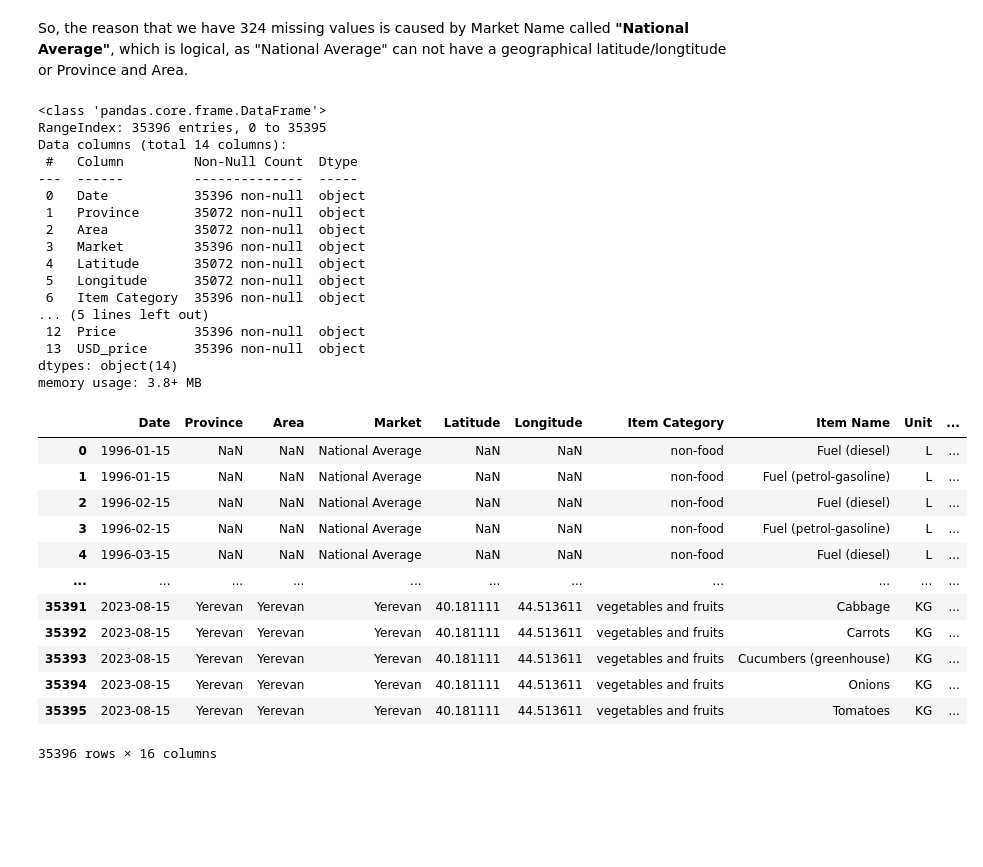
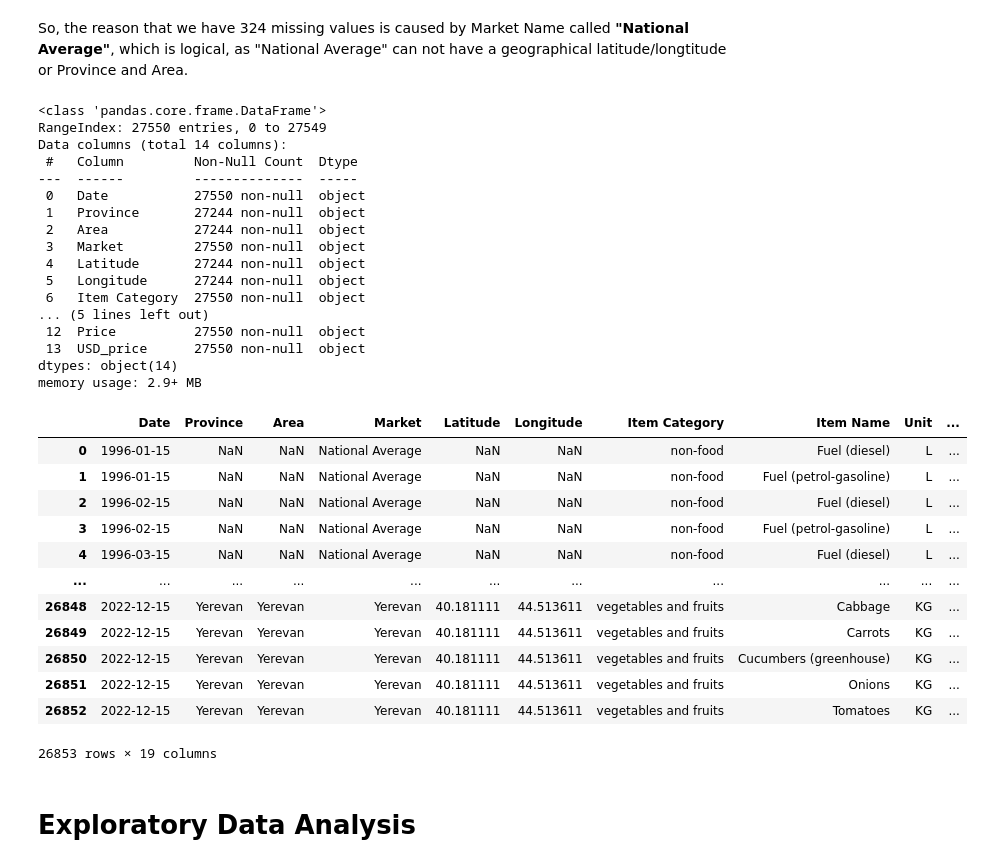
Before and after one commit to TatKhachatryan/Time-Series-Analysis-Project, a Jupyter notebook: ts_analysis_food_prices_arm.ipynb, the cells around one changed output. Saved outputs shown, nothing was run; the diff lists cells and outputs as text; code cells hidden in the pictures; blank space fills up the shorter version.

```diff
--- a/ts_analysis_food_prices_arm.ipynb
+++ b/ts_analysis_food_prices_arm.ipynb
@@ -59,12 +60,14 @@ So the columns' descriptions are:
 # %%
 # dropping the first unnecessary row
 data = data.iloc[1:]
-data = data.reset_index(drop=True)
 
 # changing the column names to more friendly names
 data.columns = ['Date', 'Province', 'Area', 'Market', 'Latitude', 'Longitude',
        'Item Category', 'Item Name', 'Unit', 'Priceflag', 'Pricetype', 'Currency',
        'Price', 'USD_price']
+
+data = data[data['Priceflag']!='forecast']
+data = data.reset_index(drop=True)
 # %% [markdown]
 # Data Processing
 ## Missing Values
@@ -100,22 +103,22 @@ as "National Average" can not have a geographical latitude/longtitude or Provinc
 data.info()
 # %% [output]
 <class 'pandas.core.frame.DataFrame'>
-RangeIndex: 35396 entries, 0 to 35395
+RangeIndex: 27550 entries, 0 to 27549
 Data columns (total 14 columns):
  #   Column         Non-Null Count  Dtype
 ---  ------         --------------  -----
- 0   Date           35396 non-null  object
- 1   Province       35072 non-null  object
- 2   Area           35072 non-null  object
- 3   Market         35396 non-null  object
- 4   Latitude       35072 non-null  object
- 5   Longitude      35072 non-null  object
- 6   Item Category  35396 non-null  object
+ 0   Date           27550 non-null  object
+ 1   Province       27244 non-null  object
+ 2   Area           27244 non-null  object
+ 3   Market         27550 non-null  object
+ 4   Latitude       27244 non-null  object
+ 5   Longitude      27244 non-null  object
+ 6   Item Category  27550 non-null  object
 ... (5 lines left out)
- 12  Price          35396 non-null  object
- 13  USD_price      35396 non-null  object
+ 12  Price          27550 non-null  object
+ 13  USD_price      27550 non-null  object
 dtypes: object(14)
-memory usage: 3.8+ MB
+memory usage: 2.9+ MB
 # %%
 # convert object types to their corresponding types
 data['Date'] = pd.to_datetime(data['Date'])
@@ -127,16 +127,28 @@ data['Quarter'] = pd.PeriodIndex(data['Date'], freq='Q')
-# %%
-data
-# %% [output]
-|  | Date | Province | Area | Market | Latitude | Longitude | Item Category | Item Name | Unit | ... |
-| 0 | 1996-01-15 | NaN | NaN | National Average | NaN | NaN | non-food | Fuel (diesel) | L | ... |
-| 1 | 1996-01-15 | NaN | NaN | National Average | NaN | NaN | non-food | Fuel (petrol-gasoline) | L | ... |
-| 2 | 1996-02-15 | NaN | NaN | National Average | NaN | NaN | non-food | Fuel (diesel) | L | ... |
-| 3 | 1996-02-15 | NaN | NaN | National Average | NaN | NaN | non-food | Fuel (petrol-gasoline) | L | ... |
-| 4 | 1996-03-15 | NaN | NaN | National Average | NaN | NaN | non-food | Fuel (diesel) | L | ... |
-| ... | ... | ... | ... | ... | ... | ... | ... | ... | ... | ... |
-| 35391 | 2023-08-15 | Yerevan | Yerevan | Yerevan | 40.181111 | 44.513611 | vegetables and fruits | Cabbage | KG | ... |
-| 35392 | 2023-08-15 | Yerevan | Yerevan | Yerevan | 40.181111 | 44.513611 | vegetables and fruits | Carrots | KG | ... |
-| 35393 | 2023-08-15 | Yerevan | Yerevan | Yerevan | 40.181111 | 44.513611 | vegetables and fruits | Cucumbers (greenhouse) | KG | ... |
-| 35394 | 2023-08-15 | Yerevan | Yerevan | Yerevan | 40.181111 | 44.513611 | vegetables and fruits | Onions | KG | ... |
-| 35395 | 2023-08-15 | Yerevan | Yerevan | Yerevan | 40.181111 | 44.513611 | vegetables and fruits | Tomatoes | KG | ... |
-35396 rows × 16 columns
+# %%
+# new features from existing ones for EDA
+data['Year'] = data['Date'].dt.year
+data['Month'] = data['Date'].dt.month_name()
+data['Quarter'] = pd.PeriodIndex(data['Date'], freq='Q')
+
+now = datetime.datetime.now()
+data['Year_Range'] = now.year-data['Year']
+
+data = data[data['Year']!=2023]
+data['Date_Month'] = pd.to_datetime(data['Date']).dt.to_period('M')
+data
+# %% [output]
+|  | Date | Province | Area | Market | Latitude | Longitude | Item Category | Item Name | Unit | ... |
+| 0 | 1996-01-15 | NaN | NaN | National Average | NaN | NaN | non-food | Fuel (diesel) | L | ... |
+| 1 | 1996-01-15 | NaN | NaN | National Average | NaN | NaN | non-food | Fuel (petrol-gasoline) | L | ... |
+| 2 | 1996-02-15 | NaN | NaN | National Average | NaN | NaN | non-food | Fuel (diesel) | L | ... |
+| 3 | 1996-02-15 | NaN | NaN | National Average | NaN | NaN | non-food | Fuel (petrol-gasoline) | L | ... |
+| 4 | 1996-03-15 | NaN | NaN | National Average | NaN | NaN | non-food | Fuel (diesel) | L | ... |
+| ... | ... | ... | ... | ... | ... | ... | ... | ... | ... | ... |
+| 26848 | 2022-12-15 | Yerevan | Yerevan | Yerevan | 40.181111 | 44.513611 | vegetables and fruits | Cabbage | KG | ... |
+| 26849 | 2022-12-15 | Yerevan | Yerevan | Yerevan | 40.181111 | 44.513611 | vegetables and fruits | Carrots | KG | ... |
+| 26850 | 2022-12-15 | Yerevan | Yerevan | Yerevan | 40.181111 | 44.513611 | vegetables and fruits | Cucumbers (greenhouse) | KG | ... |
+| 26851 | 2022-12-15 | Yerevan | Yerevan | Yerevan | 40.181111 | 44.513611 | vegetables and fruits | Onions | KG | ... |
+| 26852 | 2022-12-15 | Yerevan | Yerevan | Yerevan | 40.181111 | 44.513611 | vegetables and fruits | Tomatoes | KG | ... |
+26853 rows × 19 columns
+# %% [markdown]
+# Exploratory Data Analysis
```
Also changed, not shown: parts of 11 cells of this notebook.
